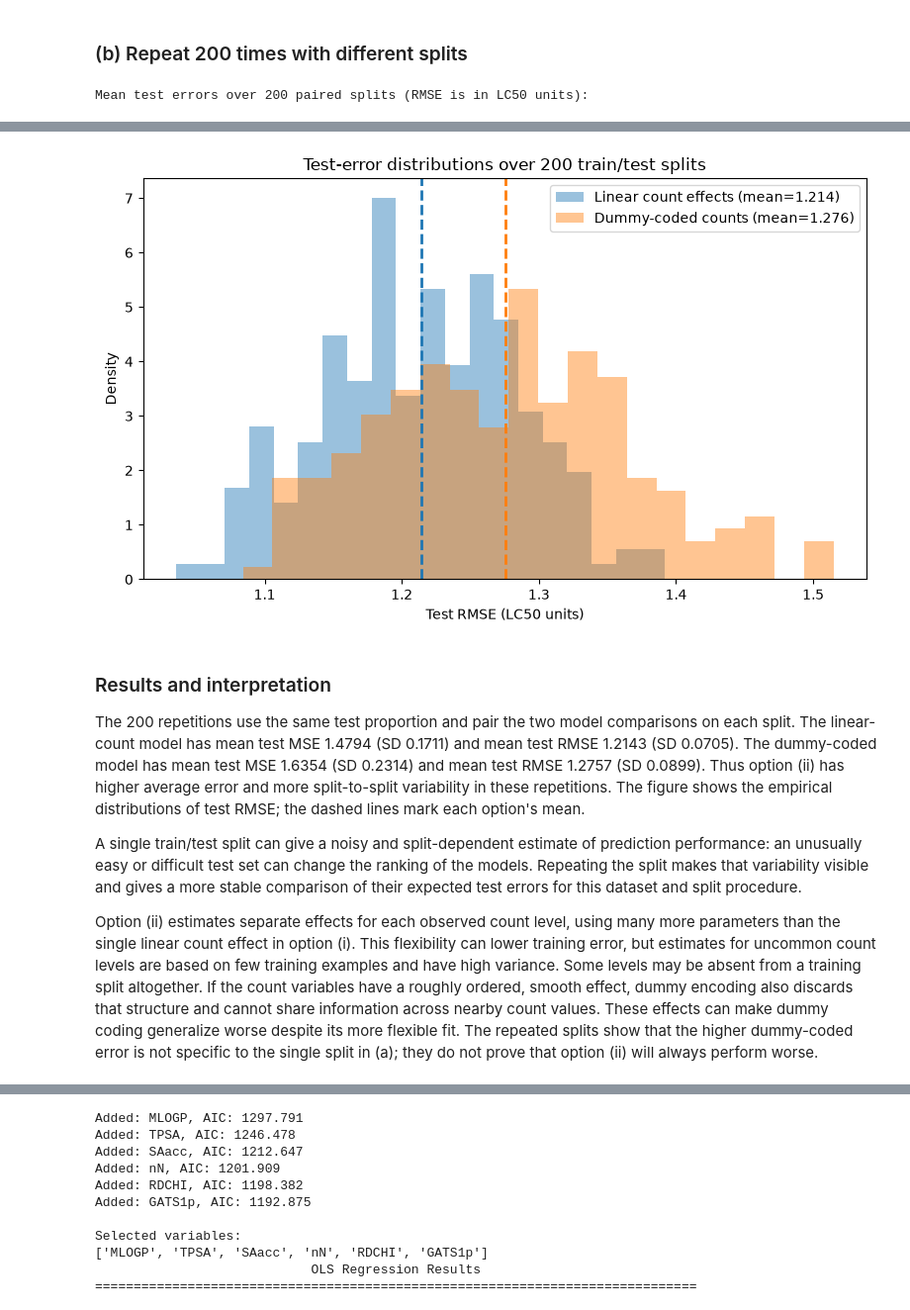
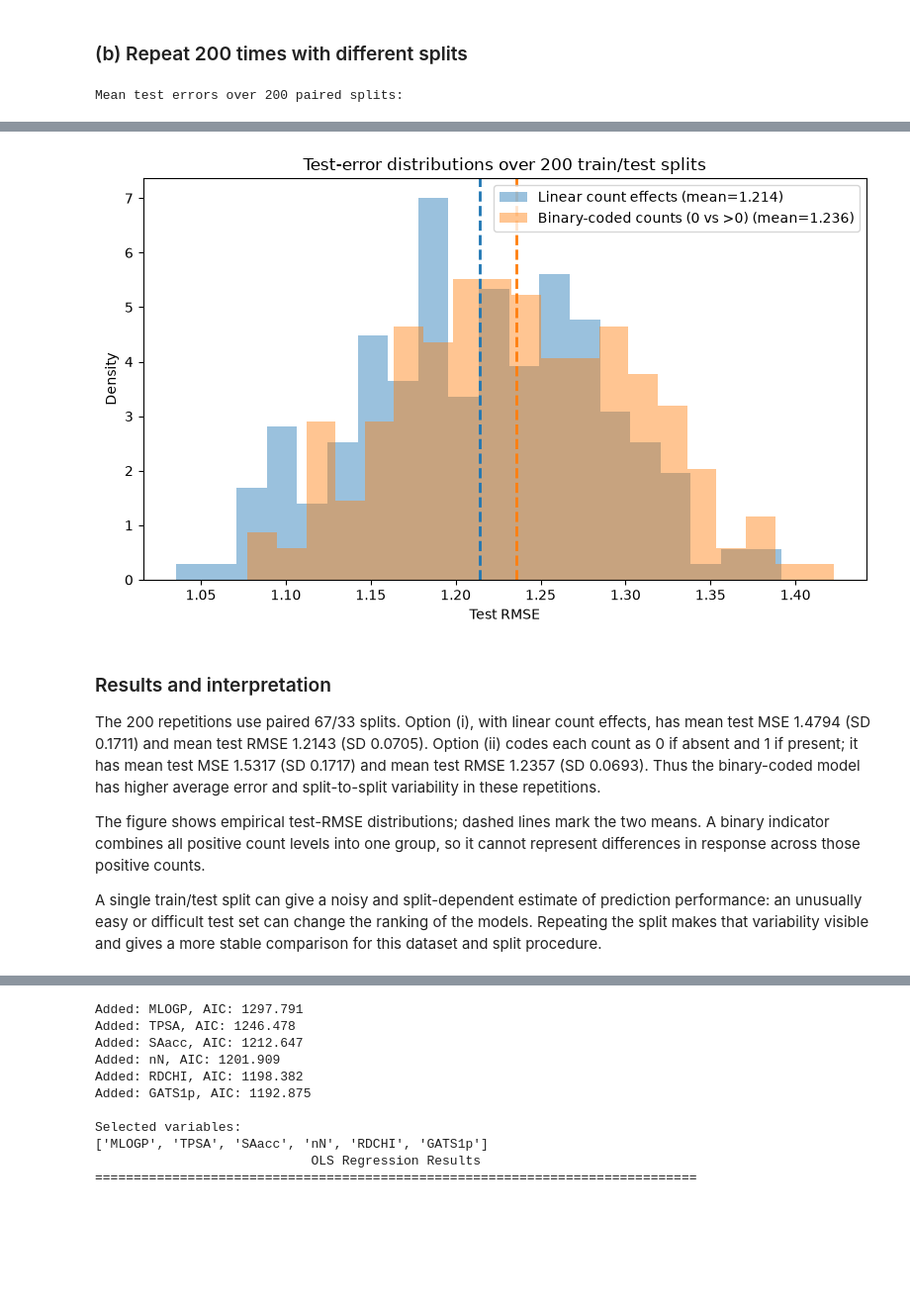
Before and after one commit to Ezi001/STK-IN4300, a Jupyter notebook: Mandatory_STK_IN_4300.ipynb, the cells around one changed output, grey strips where cells are left out. Shown at 99% size. Drawn from its saved outputs; the diff is of its cells as text; code cells hidden in the pictures; blank space fills up the shorter version.

```diff
--- a/Mandatory_STK_IN_4300.ipynb
+++ b/Mandatory_STK_IN_4300.ipynb
@@ -291,64 +178,64 @@ The dummy-coded model fits the training set slightly better, but has slightly hi
 # %% [markdown]
 ### (b) Repeat 200 times with different splits
 # %%
-import matplotlib.pyplot as plt
-from sklearn.linear_model import LinearRegression
-from sklearn.metrics import mean_squared_error
-from sklearn.model_selection import train_test_split
-
-data = pd.read_csv("data/qsar_aquatic_toxicity.csv", sep=";")
-data.columns = ["TPSA", "SAacc", "H050", "MLOGP", "RDCHI", "GATS1p", "nN", "C040", "LC50"]
 count_columns = ["H050", "nN", "C040"]
 
 n_repeats = 200
 repeated_errors = []
-X_all = data.loc[:, "TPSA":"C040"]
-y_all = data["LC50"]
 
 for split_seed in range(n_repeats):
+    # Train_test split
     X_train_rep, X_test_rep, y_train_rep, y_test_rep = train_test_split(
-        X_all, y_all, test_size=0.33, random_state=split_seed
+        X, y, test_size=0.33, random_state=split_seed
     )
 
     # Option (i): fit with the count variables as numeric linear effects.
     model_linear = LinearRegression().fit(X_train_rep, y_train_rep)
     pred_linear = model_linear.predict(X_test_rep)
+    pred_linear_train = model_linear.predict(X_train_rep)
 
-    # Option (ii): dummy encode counts, learning levels from training data only.
-    X_train_rep_dummy = pd.get_dummies(
-        X_train_rep, columns=count_columns, drop_first=True, dtype=float
-    )
-    X_test_rep_dummy = pd.get_dummies(
-        X_test_rep, columns=count_columns, drop_first=True, dtype=float
-    ).reindex(columns=X_train_rep_dummy.columns, fill_value=0.0)
-    model_dummy = LinearRegression().fit(X_train_rep_dummy, y_train_rep)
-    pred_dummy = model_dummy.predict(X_test_rep_dummy)
+    # Option (ii): encode each count as 0 if absent and 1 if present.
+    X_train_rep_bin = X_train_rep.copy()
+    X_test_rep_bin = X_test_rep.copy()
+    X_train_rep_bin.loc[:, count_columns] = (
+        X_train_rep_bin.loc[:, count_columns] > 0
+    ).astype(int)
+    X_test_rep_bin.loc[:, count_columns] = (
+        X_test_rep_bin.loc[:, count_columns] > 0
+    ).astype(int)
 
-    for model_name, prediction in [
-        ("Linear count effects", pred_linear),
-        ("Dummy-coded counts", pred_dummy),
+    model_bin = LinearRegression().fit(X_train_rep_bin, y_train_rep)
+    pred_bin = model_bin.predict(X_test_rep_bin)
+    pred_bin_train = model_bin.predict(X_train_rep_bin)
+
+    for model_name, prediction, train_prediction in [
+        ("Linear count effects", pred_linear, pred_linear_train),
+        ("Binary-coded counts (0 vs >0)", pred_bin, pred_bin_train),
     ]:
         mse = mean_squared_error(y_test_rep, prediction)
+        mse_train = mean_squared_error(y_train_rep, train_prediction)
         repeated_errors.append(
             {
                 "split": split_seed,
                 "model": model_name,
                 "test_MSE": mse,
                 "test_RMSE": np.sqrt(mse),
+                "train_MSE": mse_train,
+                "train_RMSE": np.sqrt(mse_train),
             }
         )
 
 repeated_errors = pd.DataFrame(repeated_errors)
 repeated_error_summary = repeated_errors.groupby("model")[
-    ["test_MSE", "test_RMSE"]
+    ["test_MSE", "test_RMSE", "train_MSE", "train_RMSE"]
 ].agg(["mean", "std", "median"])
-print("Mean test errors over 200 paired splits (RMSE is in LC50 units):")
+print("Mean test errors over 200 paired splits:")
 display(repeated_error_summary.round(4))
 
 fig, ax = plt.subplots(figsize=(8, 5))
 for model_name, color in [
     ("Linear count effects", "tab:blue"),
-    ("Dummy-coded counts", "tab:orange"),
+    ("Binary-coded counts (0 vs >0)", "tab:orange"),
 ]:
     errors = repeated_errors.loc[
         repeated_errors["model"] == model_name, "test_RMSE"
@@ -363,11 +250,11 @@ for model_name, color in [
     )
     ax.axvline(errors.mean(), color=color, linestyle="--", linewidth=2)
 
-ax.set_xlabel("Test RMSE (LC50 units)")
+ax.set_xlabel("Test RMSE")
 ax.set_ylabel("Density")
 ax.set_title("Test-error distributions over 200 train/test splits")
 ax.legend()
 fig.tight_layout()
 plt.show()
 # %% [output]
-Mean test errors over 200 paired splits (RMSE is in LC50 units):
+Mean test errors over 200 paired splits:
@@ -379,10 +266,10 @@ Mean test errors over 200 paired splits (RMSE is in LC50 units):
-[figure, old version]
+[figure, new version]
 # %% [markdown]
 ### Results and interpretation
 
-The 200 repetitions use the same test proportion and pair the two model comparisons on each split. The linear-count model has mean test MSE 1.4794 (SD 0.1711) and mean test RMSE 1.2143 (SD 0.0705). The dummy-coded model has mean test MSE 1.6354 (SD 0.2314) and mean test RMSE 1.2757 (SD 0.0899). Thus option (ii) has higher average error and more split-to-split variability in these repetitions. The figure shows the empirical distributions of test RMSE; the dashed lines mark each option's mean.
+The 200 repetitions use paired 67/33 splits. Option (i), with linear count effects, has mean test MSE 1.4794 (SD 0.1711) and mean test RMSE 1.2143 (SD 0.0705). Option (ii) codes each count as 0 if absent and 1 if present; it has mean test MSE 1.5317 (SD 0.1717) and mean test RMSE 1.2357 (SD 0.0693). Thus the binary-coded model has higher average error and split-to-split variability in these repetitions.
 
-A single train/test split can give a noisy and split-dependent estimate of prediction performance: an unusually easy or difficult test set can change the ranking of the models. Repeating the split makes that variability visible and gives a more stable comparison of their expected test errors for this dataset and split procedure.
+The figure shows empirical test-RMSE distributions; dashed lines mark the two means. A binary indicator combines all positive count levels into one group, so it cannot represent differences in response across those positive counts.
 
-Option (ii) estimates separate effects for each observed count level, using many more parameters than the single linear count effect in option (i). This flexibility can lower training error, but estimates for uncommon count levels are based on few training examples and have high variance. Some levels may be absent from a training split altogether. If the count variables have a roughly ordered, smooth effect, dummy encoding also discards that structure and cannot share information across nearby count values. These effects can make dummy coding generalize worse despite its more flexible fit. The repeated splits show that the higher dummy-coded error is not specific to the single split in (a); they do not prove that option (ii) will always perform worse.
+A single train/test split can give a noisy and split-dependent estimate of prediction performance: an unusually easy or difficult test set can change the ranking of the models. Repeating the split makes that variability visible and gives a more stable comparison for this dataset and split procedure.
 # %% [markdown]
```
Also changed, not shown: parts of 38 cells of this notebook.
